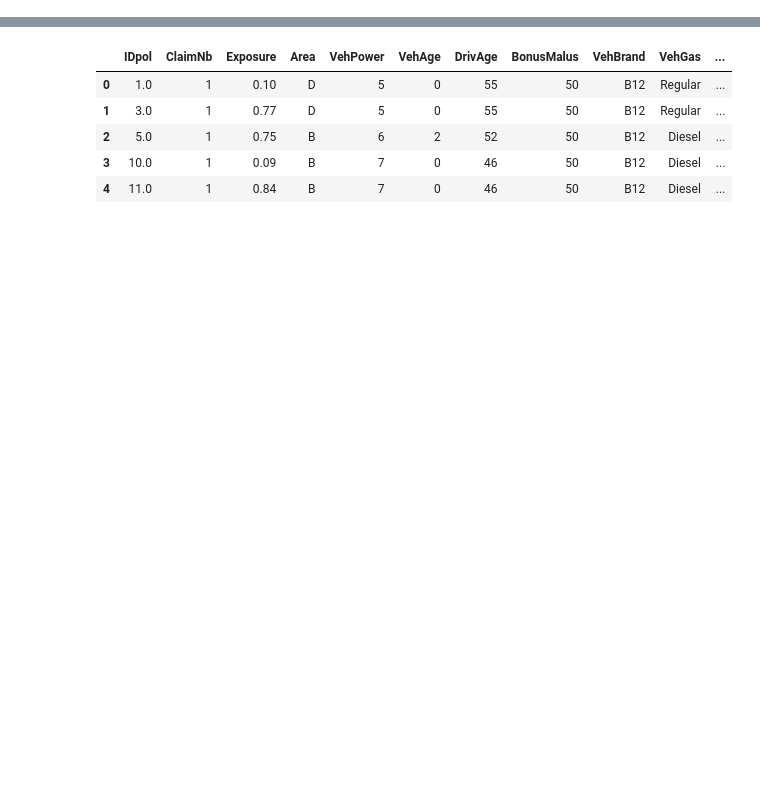
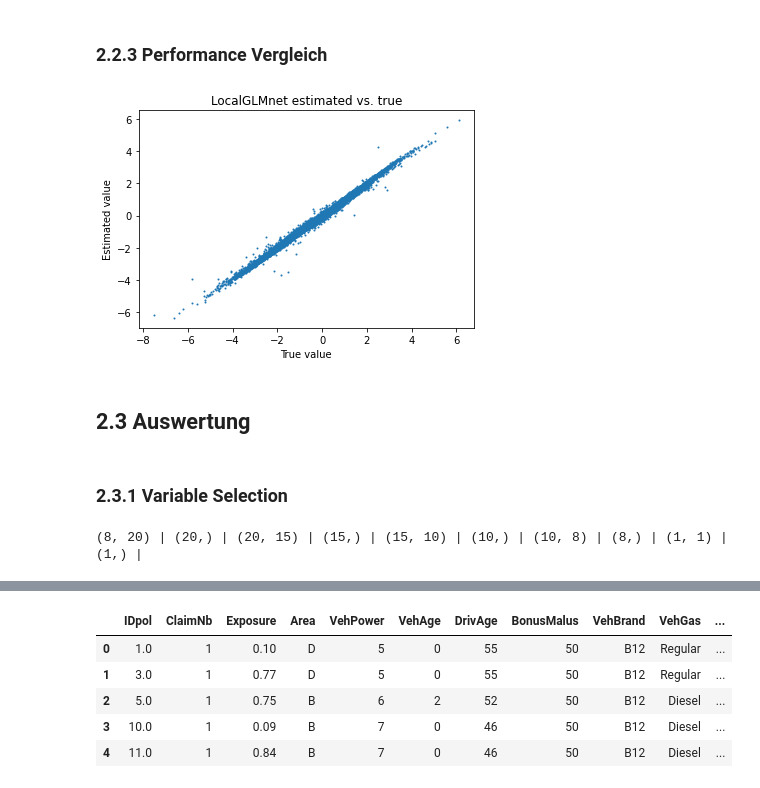
Before and after one commit to PK1706/pyLocalGLMnet, a Jupyter notebook: src/localGLMnet.ipynb, the cells around one changed output, grey strips where cells are left out. Cells and saved outputs as stored; diff of their text form; code cells hidden in the pictures; blank space fills up the shorter version.

```diff
--- a/src/localGLMnet.ipynb
+++ b/src/localGLMnet.ipynb
@@ -61,0 +146,3 @@ array([[0.99820599, 0.50101252],
+# %%
+local_glm_net = keras.Model(inputs=input, outputs=response)
+local_glm_net.compile(loss="mse", optimizer="nadam")
@@ -61,0 +169,3 @@ array([[0.99820599, 0.50101252],
+# %%
+history = local_glm_net.fit(x_train, y_train,
+          batch_size=32, epochs=10, validation_split = 0.2)
@@ -61,0 +194,24 @@ array([[0.99820599, 0.50101252],
+# %% [markdown]
+### 2.2.3 Performance Vergleich <a class="anchor" id="2_2_3-bullet"></a>
+# %%
+pred = local_glm_net.predict(x_test)
+
+plt.scatter(y_test, pred, s= 1)
+plt.xlabel("True value")
+plt.ylabel("Estimated value")
+plt.title("LocalGLMnet estimated vs. true")
+plt.show()
+# %% [output]
+[figure, added]
+# %% [markdown]
+## 2.3 Auswertung <a class="anchor" id="2_3-bullet"></a>
+# %% [markdown]
+### 2.3.1 Variable Selection <a class="anchor" id="2_3_1-bullet"></a>
+# %%
+# Über die Methode get_weights() erhält man die Kantengewichte, sowie den Bias für jeder Schicht
+# --> man erhält also eine Liste mit numpy Arrays die in der Länge der Anzahl der Ebenen * 2
+weights = local_glm_net.get_weights()
+for i in weights:
+    print(i.shape, end= " | ")
+# %% [output]
+(8, 20) | (20,) | (20, 15) | (15,) | (15, 10) | (10,) | (10, 8) | (8,) | (1, 1) | (1,) |
```
Also changed, not shown: parts of 70 cells of this notebook.
